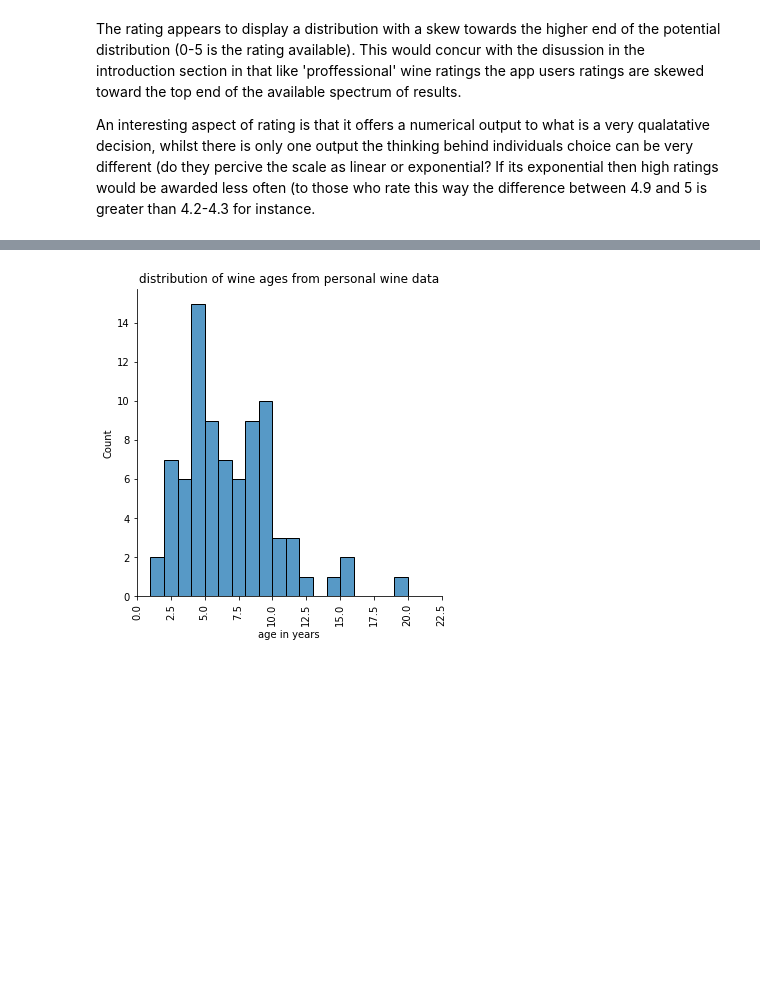
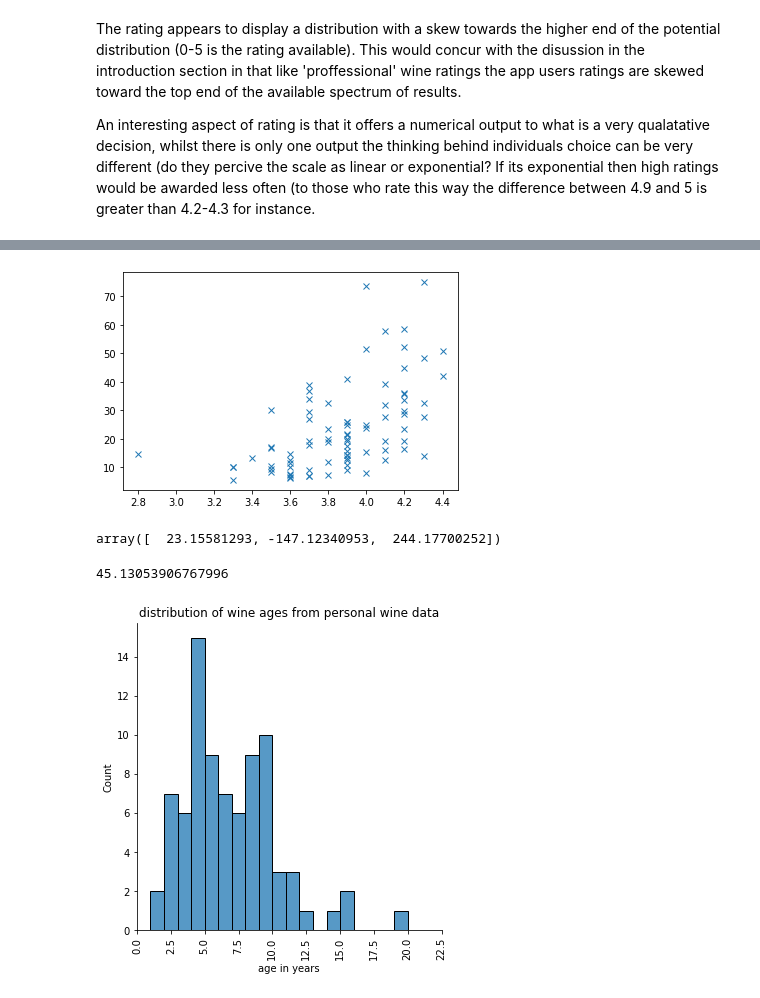
Before and after one commit to Jonathangmit/Wine-dataset, a Jupyter notebook: NumPy data set project.ipynb, the cells around one changed output, grey strips where cells are left out. Saved outputs shown, nothing was run; the diff lists cells and outputs as text; code cells hidden in the pictures; blank space fills up the shorter version.

```diff
--- a/NumPy data set project.ipynb
+++ b/NumPy data set project.ipynb
@@ -222,8 +222,8 @@ The wines selected from the population were entered into notepad and converted t
 # %%
 import pandas as pd
 col = ['Cost', 'Rating' , 'Age' , 'Country', 'Colour']
-df = pd.read_csv("wine_ratings.csv",names=col)
-df.style
+wr = pd.read_csv("wine_ratings.csv",names=col)
+wr.style
 # %% [output]
 |  | Cost | Rating | Age | Country | Colour |
 | 0 | 17.950000 | 3.700000 | 2 | New Zealand | Red |
@@ -270,3 +279,23 @@ wr.plot(x="Rating",y="Cost", style= 'o')
+# %%
+import numpy as np
+import matplotlib.pyplot as plt
+a='Rating'
+b='Cost'
+x=wr.loc[:,"Rating"]
+y=wr.loc[:,"Cost"]
+plt.plot(x,y,'x')
+plt.show()
+np.polyfit(x,y,2)
+# %% [output]
+[figure, added]
+array([  23.15581293, -147.12340953,  244.17700252])
+# %%
+o = 3.6
+l = 1+2+3
+w = 23.155812938*(4.4**2)-147.12340953*(4.4)+244.17700252
+print(w)
+# %% [output]
+45.13053906767996
 # %%
 chart = sns.displot(wr,x="Age",binwidth =1)
 plt.title("distribution of wine ages from personal wine data")
```
Also changed, not shown: parts of 15 cells of this notebook.
